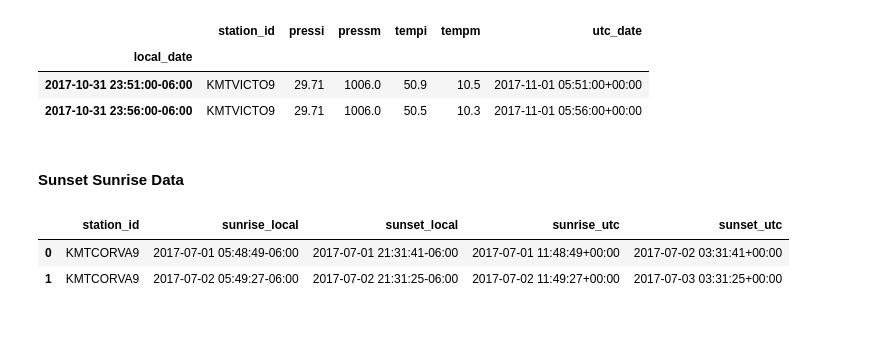
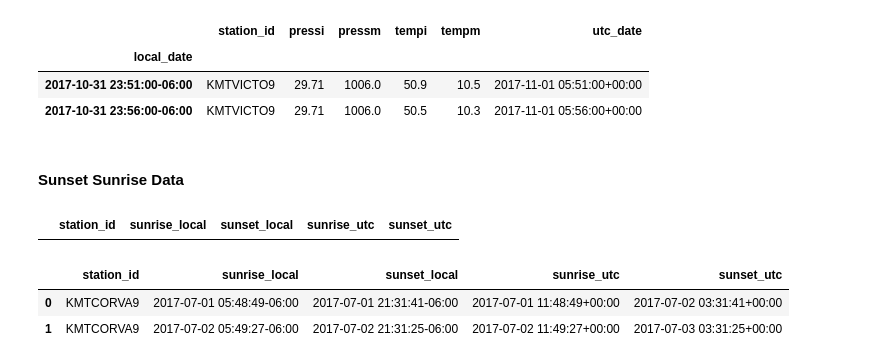
Before and after one commit to samsoe/nfc, a Jupyter notebook: notebooks/weather_data_calculations.ipynb, the cells around one changed output. Saved outputs shown, nothing was run; the diff lists cells and outputs as text; code cells hidden in the pictures; blank space fills up the shorter version.

```diff
--- a/notebooks/weather_data_calculations.ipynb
+++ b/notebooks/weather_data_calculations.ipynb
@@ -82,6 +82,11 @@ sun = sun[['station_id', 'sunrise_local', 'sunset_local', 'sunrise_utc', 'sunset
 # %%
 # Drop rows which start 2017-06-30
 sun = sun[sun.sunset_local.dt.month != 6]
+# %%
+# Drop rows which start with 2017-11-01
+sun[sun.sunset_local.dt.month == 11]
+# %% [output]
+|  | station_id | sunrise_local | sunset_local | sunrise_utc | sunset_utc |
 # %%
 # Reset index
 sun = sun.reset_index(drop=True)
```
Also changed, not shown: parts of 8 cells of this notebook.
